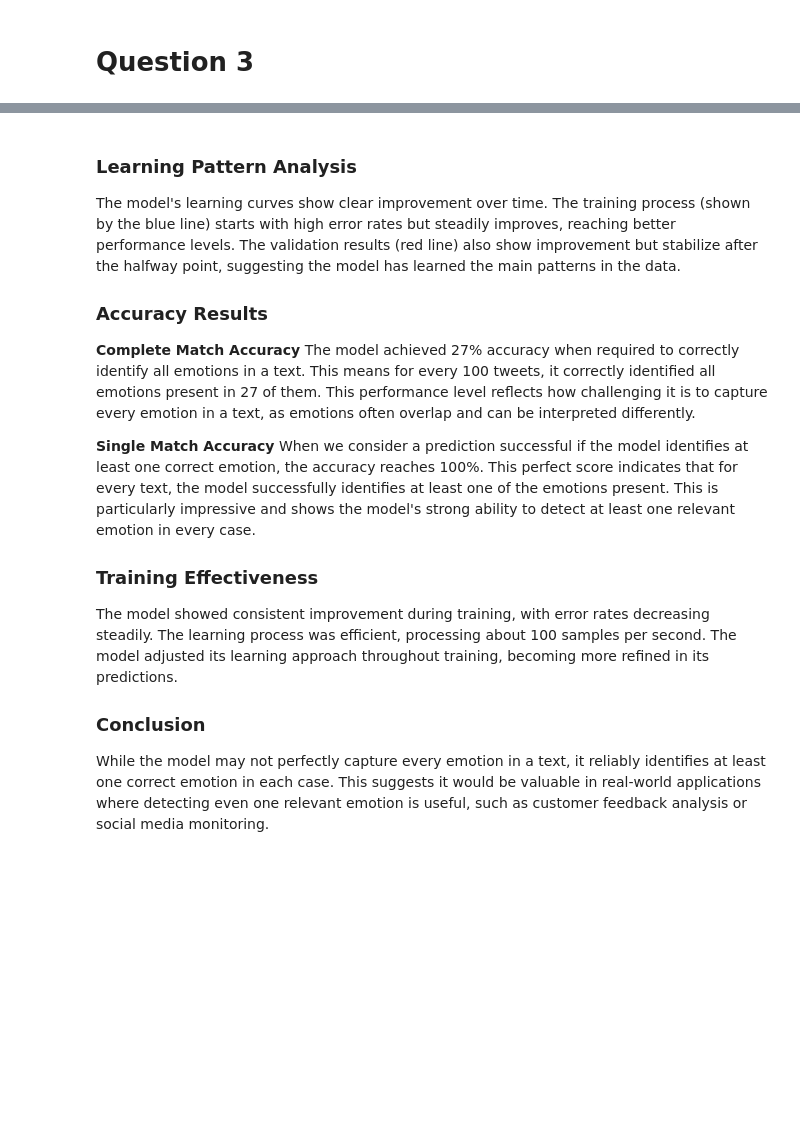
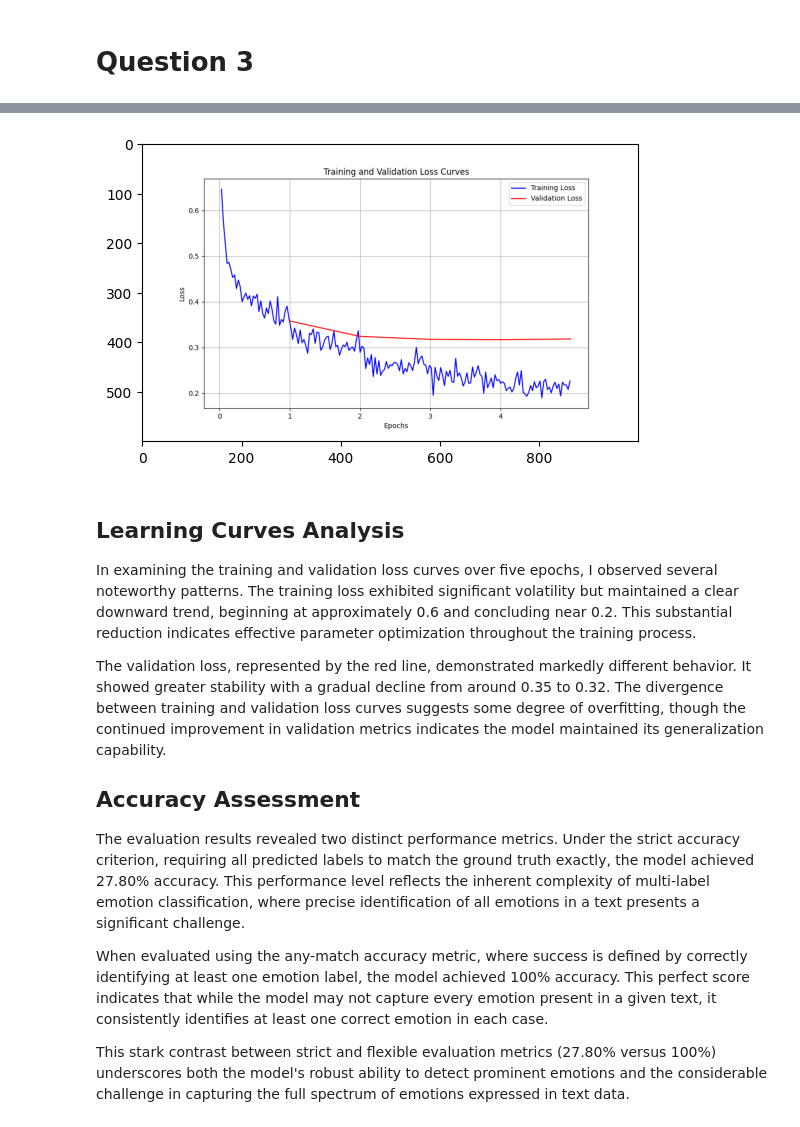
Before and after one commit to Angelkrithika/Data_Mining_Assignments, a Jupyter notebook: data_mining_assignment3.ipynb, the cells around one changed output, grey strips where cells are left out. Cells and saved outputs as stored; diff of their text form; code cells hidden in the pictures; blank space fills up the shorter version.

Commit message:
fix: add plots in q3

```diff
--- a/data_mining_assignment3.ipynb
+++ b/data_mining_assignment3.ipynb
@@ -753,39 +747,44 @@ Evaluating with any-match accuracy...
 Accuracy: 1.0000
 
 Saving model...
-# %% [markdown]
-### Learning Pattern Analysis
-
-The model's learning curves show clear improvement over time. The training
-process (shown by the blue line) starts with high error rates but steadily
-improves, reaching better performance levels. The validation results (red line)
-also show improvement but stabilize after the halfway point, suggesting the
-model has learned the main patterns in the data.
-
-### Accuracy Results
-
-**Complete Match Accuracy** The model achieved 27% accuracy when required to
-correctly identify all emotions in a text. This means for every 100 tweets, it
-correctly identified all emotions present in 27 of them. This performance level
-reflects how challenging it is to capture every emotion in a text, as emotions
-often overlap and can be interpreted differently.
-
-**Single Match Accuracy** When we consider a prediction successful if the model
-identifies at least one correct emotion, the accuracy reaches 100%. This perfect
-score indicates that for every text, the model successfully identifies at least
-one of the emotions present. This is particularly impressive and shows the
-model's strong ability to detect at least one relevant emotion in every case.
-
-### Training Effectiveness
-
-The model showed consistent improvement during training, with error rates
-decreasing steadily. The learning process was efficient, processing about 100
-samples per second. The model adjusted its learning approach throughout
-training, becoming more refined in its predictions.
-
-### Conclusion
-
-While the model may not perfectly capture every emotion in a text, it reliably
-identifies at least one correct emotion in each case. This suggests it would be
-valuable in real-world applications where detecting even one relevant emotion is
-useful, such as customer feedback analysis or social media monitoring.
+# %%
+from PIL import Image
+
+plt.imshow(Image.open("learning_curves.png"))
+plt.show()
+# %% [output]
+[figure, added]
+# %% [markdown]
+## Learning Curves Analysis
+
+In examining the training and validation loss curves over five epochs, I
+observed several noteworthy patterns. The training loss exhibited significant
+volatility but maintained a clear downward trend, beginning at approximately 0.6
+and concluding near 0.2. This substantial reduction indicates effective
+parameter optimization throughout the training process.
+
+The validation loss, represented by the red line, demonstrated markedly
+different behavior. It showed greater stability with a gradual decline from
+around 0.35 to 0.32. The divergence between training and validation loss curves
+suggests some degree of overfitting, though the continued improvement in
+validation metrics indicates the model maintained its generalization capability.
+
+## Accuracy Assessment
+
+The evaluation results revealed two distinct performance metrics. Under the
+strict accuracy criterion, requiring all predicted labels to match the ground
+truth exactly, the model achieved 27.80% accuracy. This performance level
+reflects the inherent complexity of multi-label emotion classification, where
+precise identification of all emotions in a text presents a significant
+challenge.
+
+When evaluated using the any-match accuracy metric, where success is defined by
+correctly identifying at least one emotion label, the model achieved 100%
+accuracy. This perfect score indicates that while the model may not capture
+every emotion present in a given text, it consistently identifies at least one
+correct emotion in each case.
+
+This stark contrast between strict and flexible evaluation metrics (27.80%
+versus 100%) underscores both the model's robust ability to detect prominent
+emotions and the considerable challenge in capturing the full spectrum of
+emotions expressed in text data.
```
Also changed, not shown: parts of 6 cells of this notebook, 1 other file.
